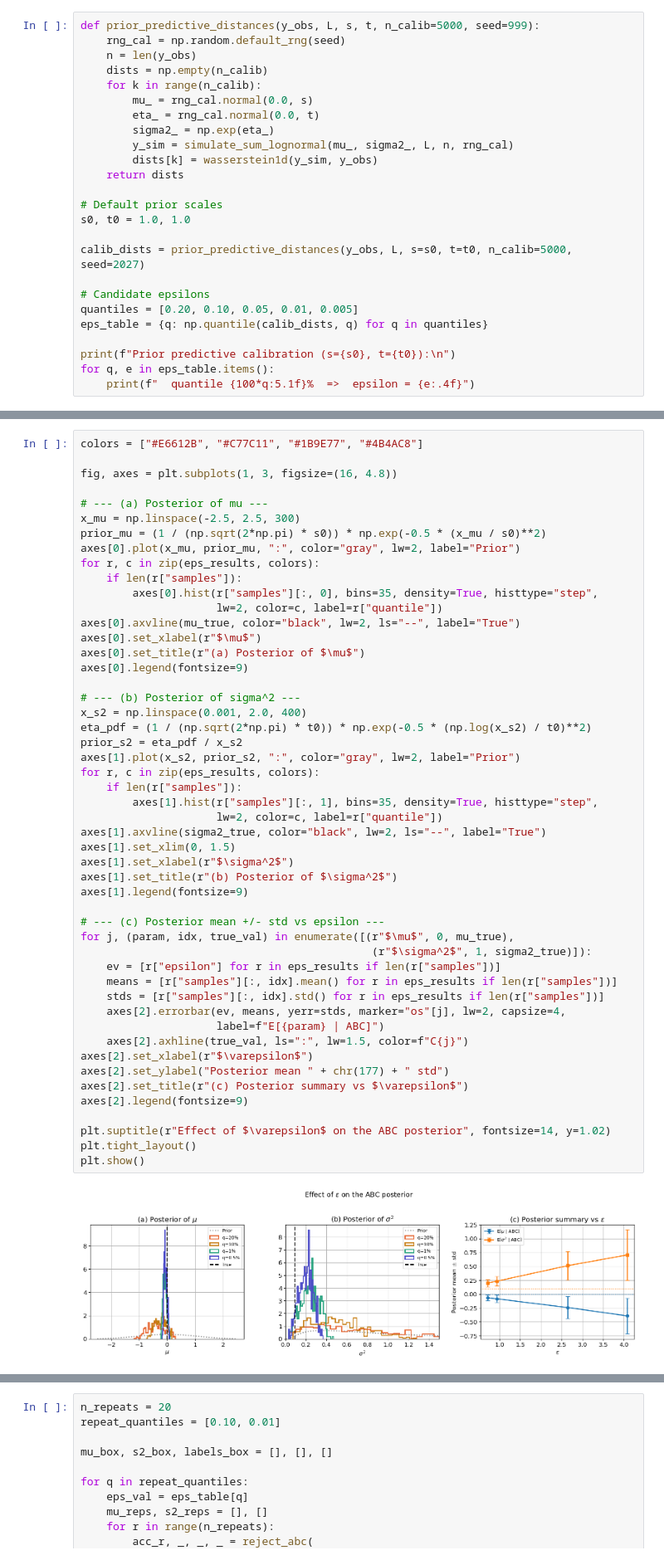
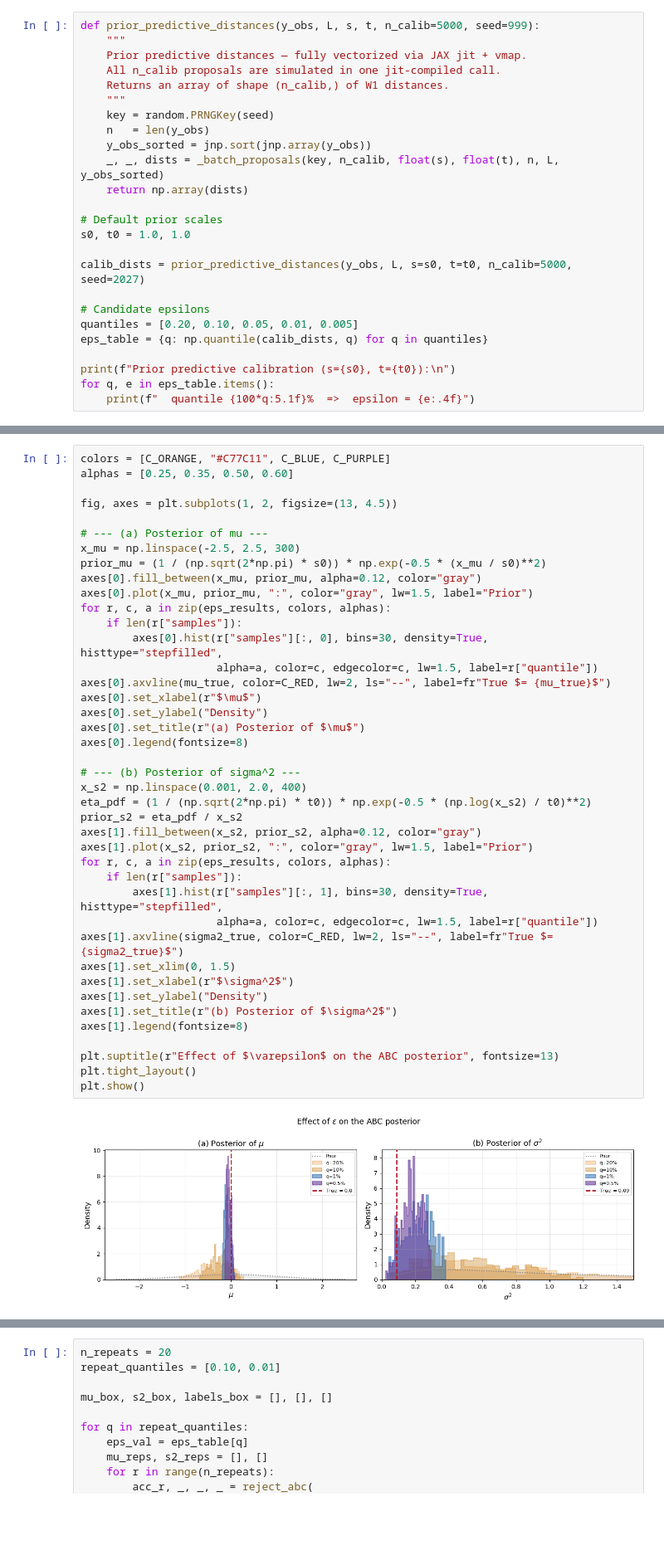
Before and after one commit to Ramei6/Monte-Carlo---Likelihood-free-inference-and-sums-of-log-normal-variates, a Jupyter notebook: Reject_ABC.ipynb, the cells around one changed output, grey strips where cells are left out. Shown at 83% size. Cells and saved outputs as stored; diff of their text form; blank space fills up the shorter version.

```diff
--- a/Reject_ABC.ipynb
+++ b/Reject_ABC.ipynb
@@ -371,15 +289,15 @@ For instance, taking the 1% quantile means we expect roughly 1% of prior draws t
 # %%
 def prior_predictive_distances(y_obs, L, s, t, n_calib=5000, seed=999):
-    rng_cal = np.random.default_rng(seed)
-    n = len(y_obs)
-    dists = np.empty(n_calib)
-    for k in range(n_calib):
-        mu_ = rng_cal.normal(0.0, s)
-        eta_ = rng_cal.normal(0.0, t)
-        sigma2_ = np.exp(eta_)
-        y_sim = simulate_sum_lognormal(mu_, sigma2_, L, n, rng_cal)
-        dists[k] = wasserstein1d(y_sim, y_obs)
-    return dists
+    """
+    Prior predictive distances — fully vectorized via JAX jit + vmap.
+    All n_calib proposals are simulated in one jit-compiled call.
+    Returns an array of shape (n_calib,) of W1 distances.
+    """
+    key = random.PRNGKey(seed)
+    n   = len(y_obs)
+    y_obs_sorted = jnp.sort(jnp.array(y_obs))
+    _, _, dists = _batch_proposals(key, n_calib, float(s), float(t), n, L, y_obs_sorted)
+    return np.array(dists)
 
 # Default prior scales
 s0, t0 = 1.0, 1.0
@@ -555,52 +556,43 @@ quantile epsilon  accepted  proposals acc. rate (%)   E[mu] E[sigma2]
 # %%
-colors = ["#E6612B", "#C77C11", "#1B9E77", "#4B4AC8"]
+colors = [C_ORANGE, "#C77C11", C_BLUE, C_PURPLE]
+alphas = [0.25, 0.35, 0.50, 0.60]
 
-fig, axes = plt.subplots(1, 3, figsize=(16, 4.8))
+fig, axes = plt.subplots(1, 2, figsize=(13, 4.5))
 
 # --- (a) Posterior of mu ---
 x_mu = np.linspace(-2.5, 2.5, 300)
 prior_mu = (1 / (np.sqrt(2*np.pi) * s0)) * np.exp(-0.5 * (x_mu / s0)**2)
-axes[0].plot(x_mu, prior_mu, ":", color="gray", lw=2, label="Prior")
-for r, c in zip(eps_results, colors):
+axes[0].fill_between(x_mu, prior_mu, alpha=0.12, color="gray")
+axes[0].plot(x_mu, prior_mu, ":", color="gray", lw=1.5, label="Prior")
+for r, c, a in zip(eps_results, colors, alphas):
     if len(r["samples"]):
-        axes[0].hist(r["samples"][:, 0], bins=35, density=True, histtype="step",
-                     lw=2, color=c, label=r["quantile"])
-axes[0].axvline(mu_true, color="black", lw=2, ls="--", label="True")
+        axes[0].hist(r["samples"][:, 0], bins=30, density=True, histtype="stepfilled",
+                     alpha=a, color=c, edgecolor=c, lw=1.5, label=r["quantile"])
+axes[0].axvline(mu_true, color=C_RED, lw=2, ls="--", label=fr"True $= {mu_true}$")
 axes[0].set_xlabel(r"$\mu$")
+axes[0].set_ylabel("Density")
 axes[0].set_title(r"(a) Posterior of $\mu$")
-axes[0].legend(fontsize=9)
+axes[0].legend(fontsize=8)
 
 # --- (b) Posterior of sigma^2 ---
 x_s2 = np.linspace(0.001, 2.0, 400)
 eta_pdf = (1 / (np.sqrt(2*np.pi) * t0)) * np.exp(-0.5 * (np.log(x_s2) / t0)**2)
 prior_s2 = eta_pdf / x_s2
-axes[1].plot(x_s2, prior_s2, ":", color="gray", lw=2, label="Prior")
-for r, c in zip(eps_results, colors):
+axes[1].fill_between(x_s2, prior_s2, alpha=0.12, color="gray")
+axes[1].plot(x_s2, prior_s2, ":", color="gray", lw=1.5, label="Prior")
+for r, c, a in zip(eps_results, colors, alphas):
     if len(r["samples"]):
-        axes[1].hist(r["samples"][:, 1], bins=35, density=True, histtype="step",
-                     lw=2, color=c, label=r["quantile"])
-axes[1].axvline(sigma2_true, color="black", lw=2, ls="--", label="True")
+        axes[1].hist(r["samples"][:, 1], bins=30, density=True, histtype="stepfilled",
+                     alpha=a, color=c, edgecolor=c, lw=1.5, label=r["quantile"])
+axes[1].axvline(sigma2_true, color=C_RED, lw=2, ls="--", label=fr"True $= {sigma2_true}$")
 axes[1].set_xlim(0, 1.5)
 axes[1].set_xlabel(r"$\sigma^2$")
+axes[1].set_ylabel("Density")
 axes[1].set_title(r"(b) Posterior of $\sigma^2$")
-axes[1].legend(fontsize=9)
+axes[1].legend(fontsize=8)
 
-# --- (c) Posterior mean +/- std vs epsilon ---
-for j, (param, idx, true_val) in enumerate([(r"$\mu$", 0, mu_true),
-                                             (r"$\sigma^2$", 1, sigma2_true)]):
-    ev = [r["epsilon"] for r in eps_results if len(r["samples"])]
-    means = [r["samples"][:, idx].mean() for r in eps_results if len(r["samples"])]
-    stds = [r["samples"][:, idx].std() for r in eps_results if len(r["samples"])]
-    axes[2].errorbar(ev, means, yerr=stds, marker="os"[j], lw=2, capsize=4,
-                     label=f"E[{param} | ABC]")
-    axes[2].axhline(true_val, ls=":", lw=1.5, color=f"C{j}")
-axes[2].set_xlabel(r"$\varepsilon$")
-axes[2].set_ylabel("Posterior mean " + chr(177) + " std")
-axes[2].set_title(r"(c) Posterior summary vs $\varepsilon$")
-axes[2].legend(fontsize=9)
-
-plt.suptitle(r"Effect of $\varepsilon$ on the ABC posterior", fontsize=14, y=1.02)
+plt.suptitle(r"Effect of $\varepsilon$ on the ABC posterior", fontsize=13)
 plt.tight_layout()
 plt.show()
 # %% [output]
-[figure, old version]
+[figure, new version]
```
Also changed, not shown: parts of 42 cells of this notebook, 1 other file.
